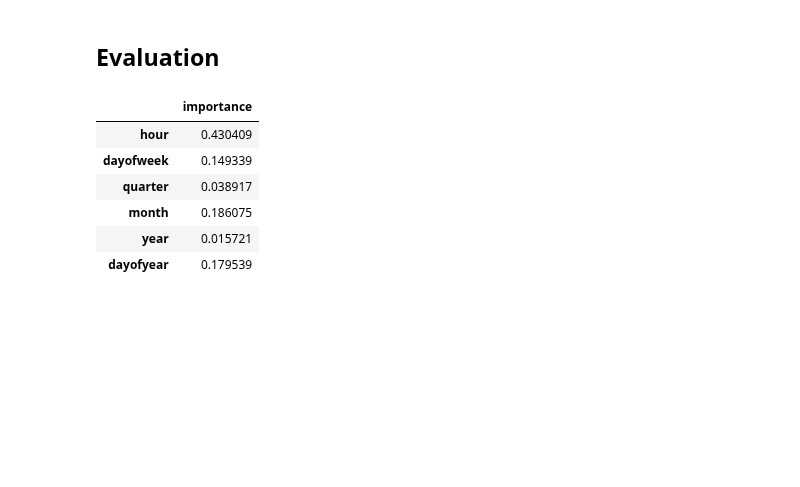
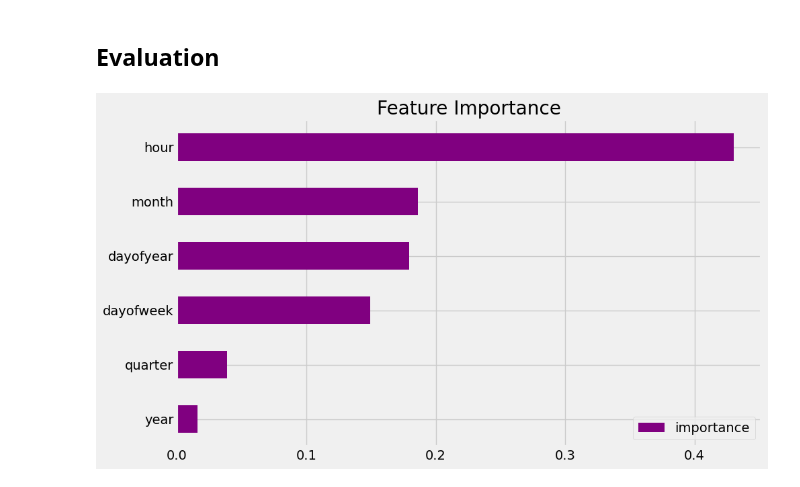
Before and after one commit to Phionanamugga/Energy_Projects, a Jupyter notebook: load_forecastingUSA.ipynb, the cells around one changed output. Cells and saved outputs as stored; diff of their text form; code cells hidden in the pictures; blank space fills up the shorter version.

Commit message:
checks for features importance

```diff
--- a/load_forecastingUSA.ipynb
+++ b/load_forecastingUSA.ipynb
@@ -202,14 +202,12 @@ XGBRegressor(base_score=None, booster=None, callbacks=None,
 ## Evaluation
 # %%
 # Checking feature importance
-pd.DataFrame(data=reg.feature_importances_,
-             index=reg.feature_names_in_,
-             columns=['importance'])
+fi = pd.DataFrame(data=reg.feature_importances_,
+                  index=reg.feature_names_in_,
+                  columns=['importance'])
+
+fi.sort_values('importance').plot(kind='barh', figsize=(10, 6), color='purple')
+plt.title('Feature Importance')
+plt.show()
 # %% [output]
-|  | importance |
-| hour | 0.430409 |
-| dayofweek | 0.149339 |
-| quarter | 0.038917 |
-| month | 0.186075 |
-| year | 0.015721 |
-| dayofyear | 0.179539 |
+[figure, added]
```
